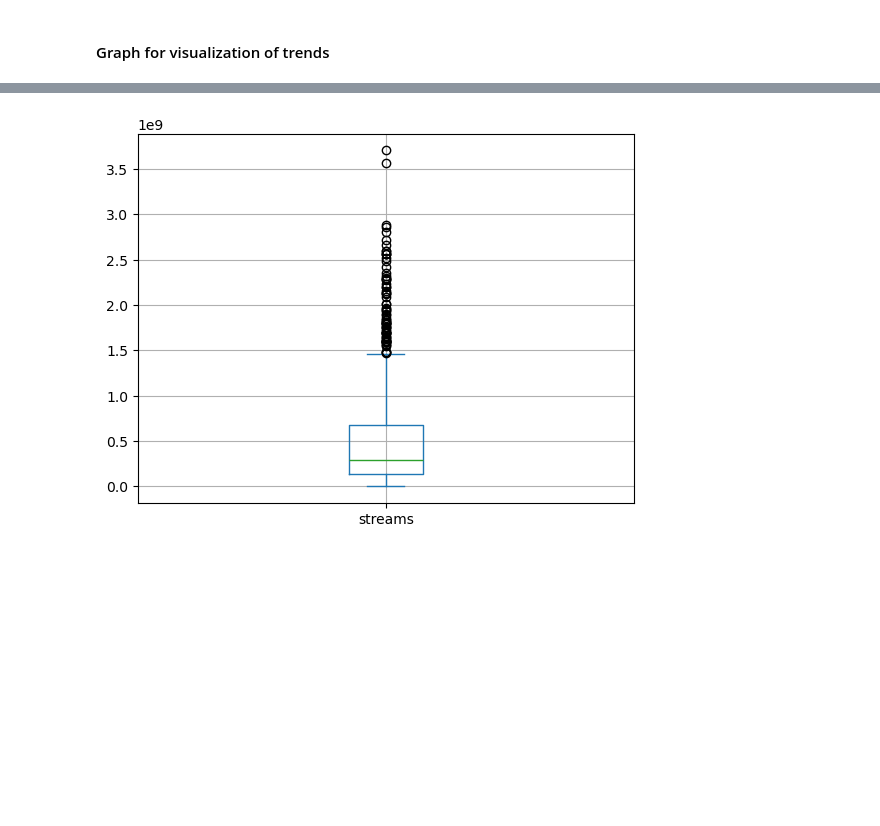
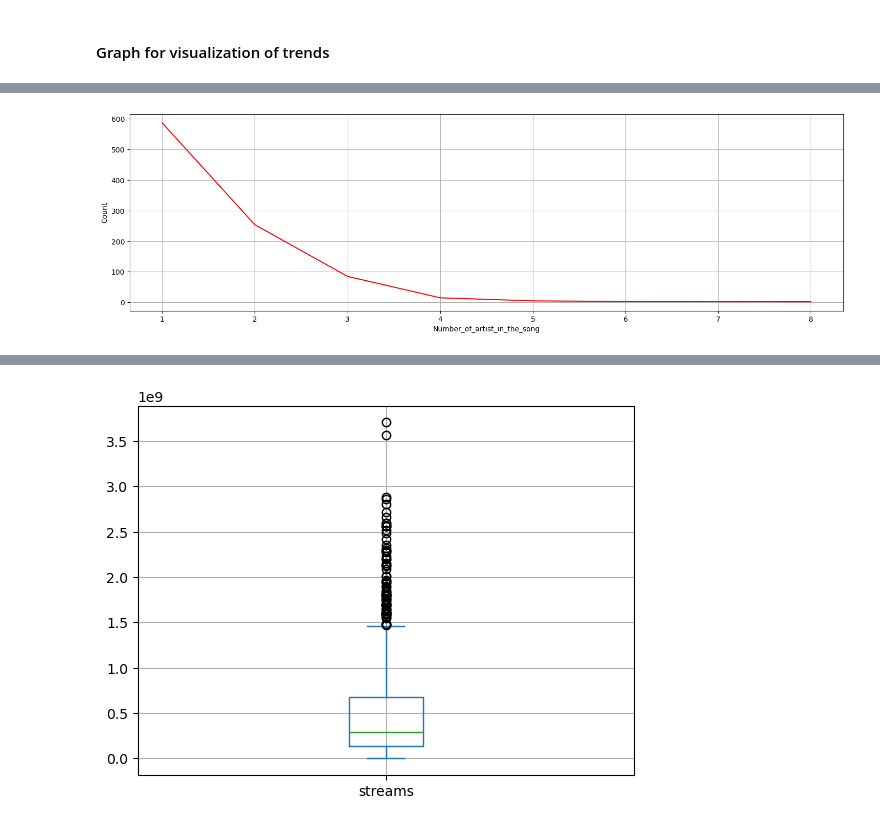
Before and after one commit to MychoTormes/Incentives, a Jupyter notebook: Exploratory Data Analysis.ipynb, the cells around one changed output, grey strips where cells are left out. Cells and saved outputs as stored; diff of their text form; code cells hidden in the pictures; blank space fills up the shorter version.

```diff
--- a/Exploratory Data Analysis.ipynb
+++ b/Exploratory Data Analysis.ipynb
@@ -100,3 +100,7 @@ s
 | 951 | 3 | 2022 |
 | 952 | 1 | 2022 |
 953 rows × 2 columns
+# %%
+ss = s['artist_count'].value_counts()
+sss = pd.DataFrame(ss, columns=['count'])
+sss
@@ -136,0 +184,9 @@ plt.show()
+# %%
+plt.figure(figsize=(18,5))
+sss['count'].plot(kind='line', color='red', legend=False)
+plt.xlabel('Number_of_artist_in_the_song')
+plt.ylabel('Count')
+plt.grid()
+plt.show()
+# %% [output]
+[figure, added]
```
Also changed, not shown: parts of 9 cells of this notebook, 1 other file.
